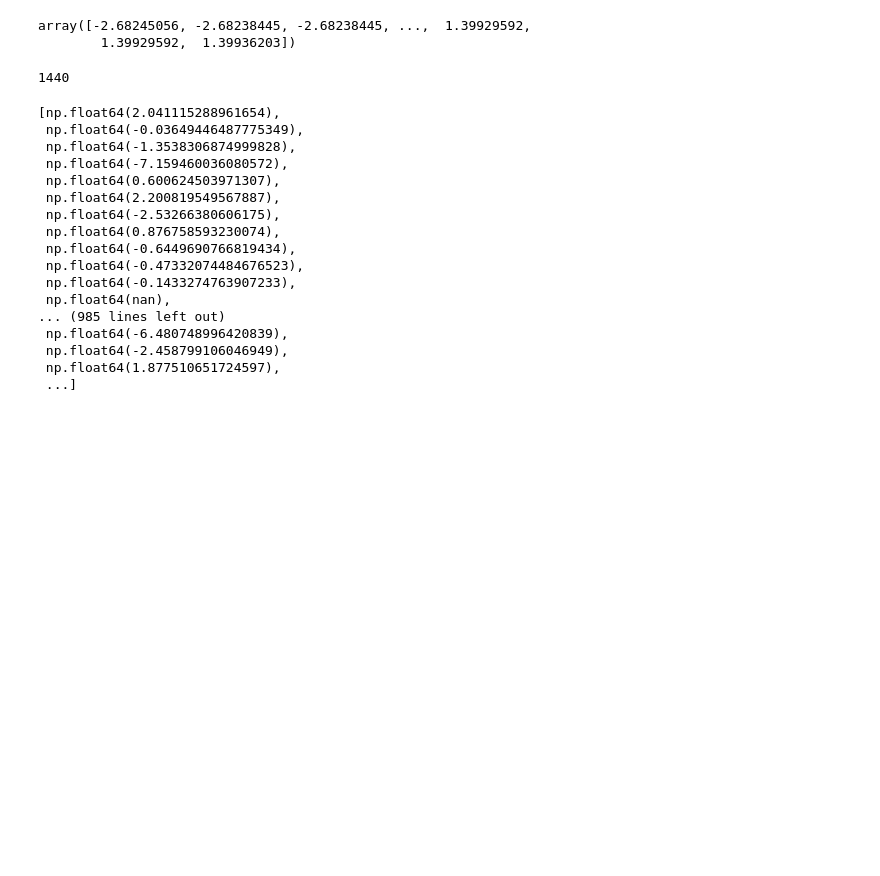
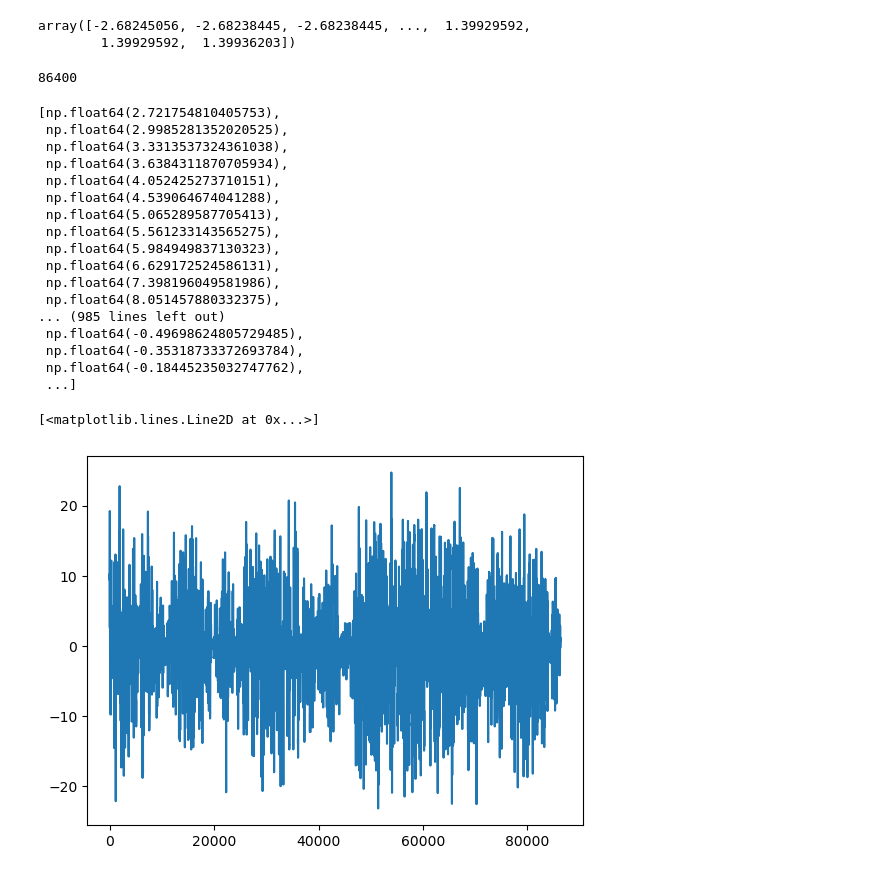
Before and after one commit to GeorgetteFR/thermal_optimal_path, a Jupyter notebook: notebooks/test.ipynb, the cells around one changed output. Cells and saved outputs as stored; diff of their text form; code cells hidden in the pictures; blank space fills up the shorter version.

Commit message:
weighted avg

```diff
--- a/notebooks/test.ipynb
+++ b/notebooks/test.ipynb
@@ -100,44 +100,51 @@ from thermal_optimal_path.statistics import average_path
 # plot_lead_lag(df_avg)
 # %%
 # avg.mean()
+# %%
+len(btc_prices)
+# %% [output]
+86400
 # %%
 temperature = 0.1
 minute = 60
 base_time = 0
-total = int(len(btc_prices)/60)
-time_intervals = [base_time + i * minute for i in range(total)]
-print(total)
+total = len(btc_prices)
+# total = 1
 
 df_avg = []
-for i, start_time in enumerate(time_intervals):
-    end_time = start_time + minute
-
-    btc = btc_prices[start_time:end_time]
-    eth = eth_prices[start_time:end_time]
+weights = np.exp(np.linspace(0, 1, minute))
+weights /= weights.sum()
+for i in range(total-minute):
+    end_time = i + minute
+    btc = btc_prices[i:end_time]
+    eth = eth_prices[i:end_time]
 
     g = partition_function(btc, eth, temperature)
-    avg_path = average_path(g)
-
-    df_avg.append(avg_path.mean())
+    avg_path = average_path(g)[::2]
+    weighted_avg = np.dot(avg_path, weights)
+    df_avg.append(weighted_avg)
-# %% [output]
-1440
 # %%
 df_avg
 # %% [output]
-[np.float64(2.041115288961654),
- np.float64(-0.03649446487775349),
- np.float64(-1.3538306874999828),
- np.float64(-7.159460036080572),
- np.float64(0.600624503971307),
- np.float64(2.200819549567887),
- np.float64(-2.53266380606175),
- np.float64(0.876758593230074),
- np.float64(-0.6449690766819434),
- np.float64(-0.47332074484676523),
- np.float64(-0.1433274763907233),
- np.float64(nan),
+[np.float64(2.721754810405753),
+ np.float64(2.9985281352020525),
+ np.float64(3.3313537324361038),
+ np.float64(3.6384311870705934),
+ np.float64(4.052425273710151),
+ np.float64(4.539064674041288),
+ np.float64(5.065289587705413),
+ np.float64(5.561233143565275),
+ np.float64(5.984949837130323),
+ np.float64(6.629172524586131),
+ np.float64(7.398196049581986),
+ np.float64(8.051457880332375),
 ... (985 lines left out)
- np.float64(-6.480748996420839),
- np.float64(-2.458799106046949),
- np.float64(1.877510651724597),
+ np.float64(-0.49698624805729485),
+ np.float64(-0.35318733372693784),
+ np.float64(-0.18445235032747762),
  ...]
+# %%
+plt.plot(df_avg)
+# %% [output]
+[<matplotlib.lines.Line2D at 0x...>]
+[figure, added]
```
Also changed, not shown: parts of 1 cell of this notebook, 1 other file.
